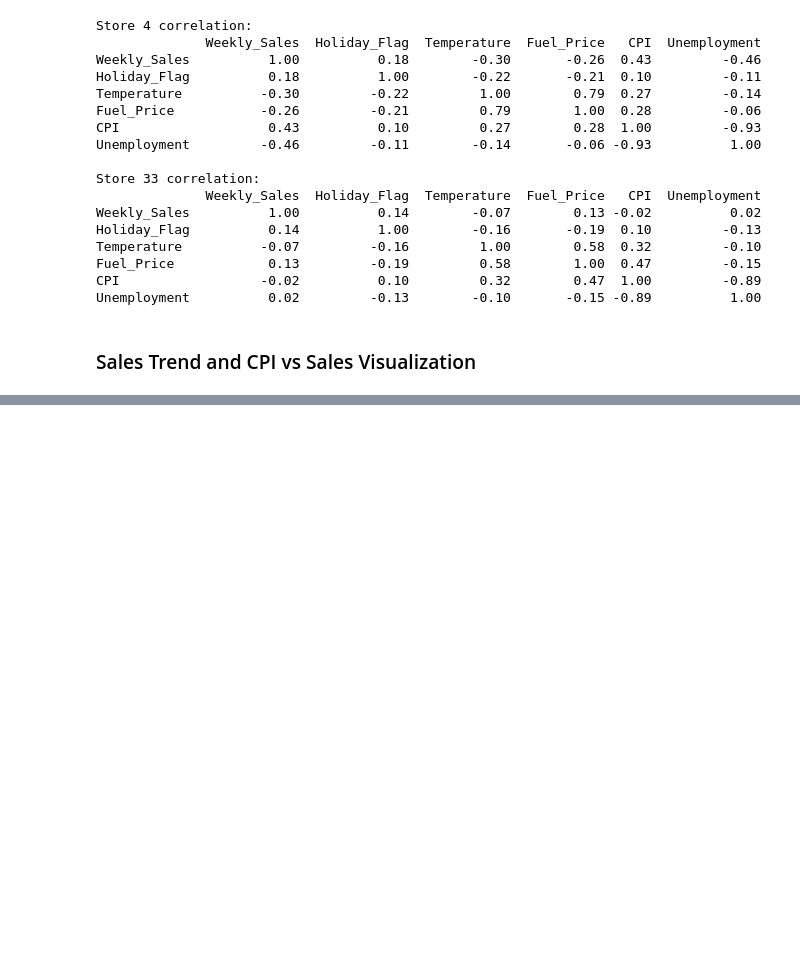
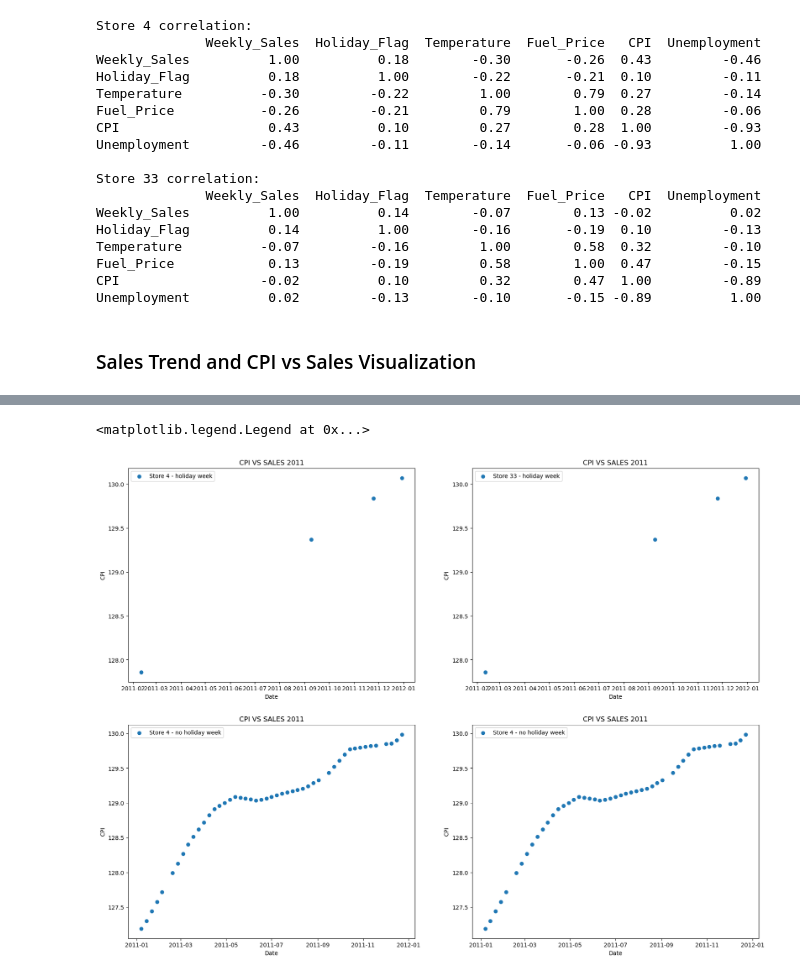
Before and after one commit to rajonnachoudhury/Mini-Experiments, a Jupyter notebook: project-1/walmart_analysis.ipynb, the cells around one changed output, grey strips where cells are left out. Saved outputs shown, nothing was run; the diff lists cells and outputs as text; code cells hidden in the pictures; blank space fills up the shorter version.

```diff
--- a/project-1/walmart_analysis.ipynb
+++ b/project-1/walmart_analysis.ipynb
@@ -278,0 +261,28 @@ plt.legend()
+# %%
+fig, axes = plt.subplots(2,2,figsize=(20,15))
+axes[0,0].scatter(store4_holiday['Date'],store4_holiday['CPI'],label="Store 4 - holiday week")
+axes[0,0].set_xlabel("Date")
+axes[0,0].set_ylabel("CPI")
+axes[0,0].set_title("CPI VS SALES 2011")
+axes[0,0].legend()
+
+axes[0,1].scatter(store33_holiday['Date'],store33_holiday['CPI'],label="Store 33 - holiday week")
+axes[0,1].set_xlabel("Date")
+axes[0,1].set_ylabel("CPI")
+axes[0,1].set_title("CPI VS SALES 2011")
+axes[0,1].legend()
+
+axes[1,0].scatter(store4_no_holiday['Date'],store4_no_holiday['CPI'],label="Store 4 - no holiday week")
+axes[1,0].set_xlabel("Date")
+axes[1,0].set_ylabel("CPI")
+axes[1,0].set_title("CPI VS SALES 2011")
+axes[1,0].legend()
+
+axes[1,1].scatter(store33_no_holiday['Date'],store33_no_holiday['CPI'],label="Store 4 - no holiday week")
+axes[1,1].set_xlabel("Date")
+axes[1,1].set_ylabel("CPI")
+axes[1,1].set_title("CPI VS SALES 2011")
+axes[1,1].legend()
+# %% [output]
+<matplotlib.legend.Legend at 0x...>
+[figure, added]
```
Also changed, not shown: parts of 18 cells of this notebook.
